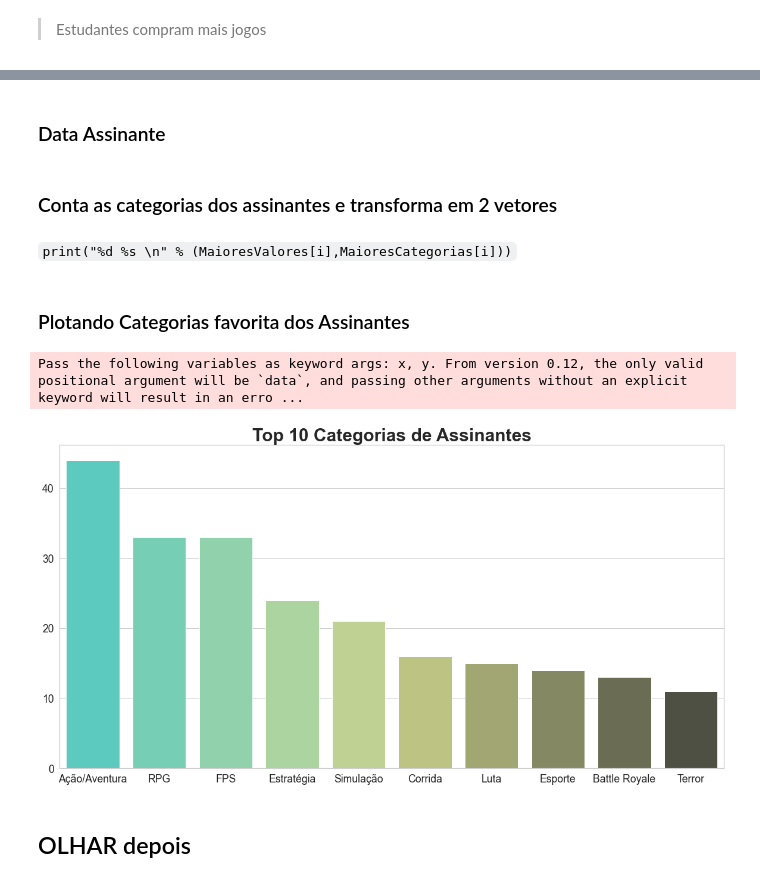
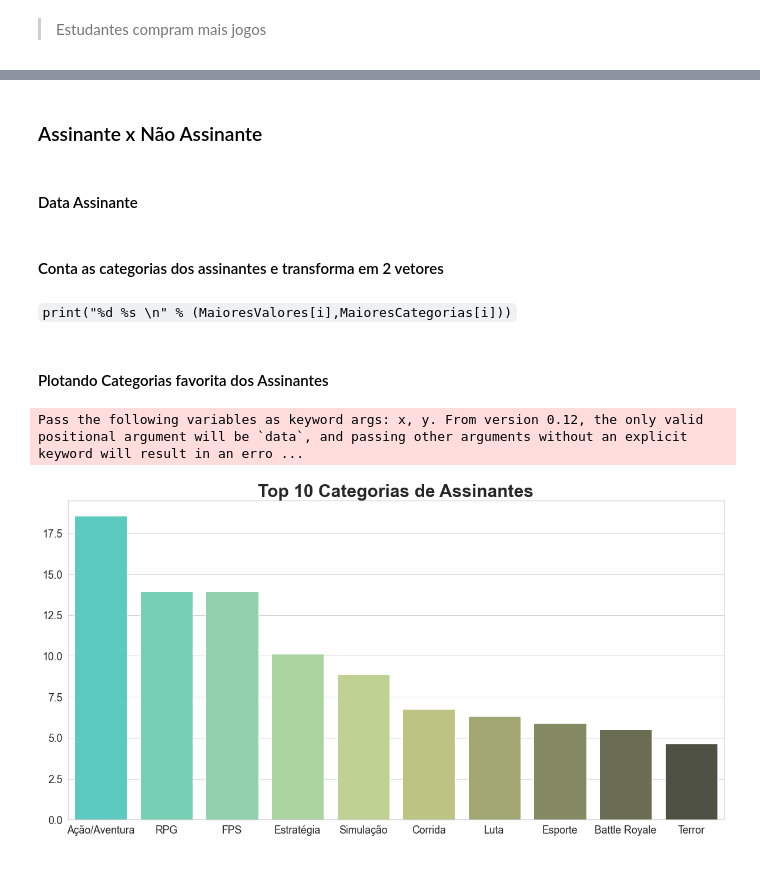
Before and after one commit to EnricoGia/ProjetosEmGrupo, a Jupyter notebook: Estatistica/ProjSemestral/ESTATISTICA_PESQUISA/Estatistica.ipynb, the cells around one changed output, grey strips where cells are left out. Cells and saved outputs as stored; diff of their text form; code cells hidden in the pictures.

````diff
--- a/Estatistica/ProjSemestral/ESTATISTICA_PESQUISA/Estatistica.ipynb
+++ b/Estatistica/ProjSemestral/ESTATISTICA_PESQUISA/Estatistica.ipynb
@@ -359,5 +361,5 @@ data=data.replace(profInvalida)
 ### Plotando graficos
 # %%
 for c in categorias0:
-    plot_hist(data,c)
+    plot_hist(data,c,"")
 # %% [output]
@@ -365,4 +367,4 @@ for c in categorias0:
 # %%
 for c in categorias1:
-    plot_bar(data,c)
+    plot_bar(data,c,"")
 # %% [output]
@@ -547,0 +549,15 @@ dataGAMER=data
+# %%
+def lerCategoria(tempdf):
+    CategoriaJogos=[]
+    CategoriaJogosValor = []
+
+    for x in tempdf.index:
+        strCategoria = str(tempdf[x]).split(";")
+        for c in strCategoria:
+            if(not(c in CategoriaJogos)):
+                CategoriaJogos.append(c)
+                CategoriaJogosValor.append(1)
+            else:
+                CategoriaJogosValor[CategoriaJogos.index(c)] += 1
+    total=(sum(CategoriaJogosValor))
+    return(CategoriaJogos,CategoriaJogosValor,total)
@@ -548,5 +635,7 @@ dataGAMER=data
+# %% [markdown]
+### Assinante x Não Assinante
 # %% [markdown]
-### Data Assinante
+#### Data Assinante
 # %%
 dataAssinantes = data
 dataAssinantes = dataAssinantes.drop(dataAssinantes[dataAssinantes.assina == 0].index)
@@ -556,4 +645,4 @@ dataAssinantes.dropna(subset = ["assina"], inplace=True)
 DataAssinamCategoria = dataAssinantes['fav_jogos']
 tempdf = DataAssinamCategoria
 # %% [markdown]
-### Conta as categorias dos assinantes e transforma em 2 vetores
+#### Conta as categorias dos assinantes e transforma em 2 vetores
@@ -581,16 +649,18 @@ for i in range(10):
+# %%
+cat=lerCategoria(tempdf)
+MaioresCategorias=lerCategoria(tempdf)[1]
+MaioresValoresAssina=lerCategoria(tempdf)[0]
 # %% [markdown]
   ```print("%d %s \n" % (MaioresValores[i],MaioresCategorias[i]))```
 # %% [markdown]
-### Plotando Categorias favorita dos Assinantes
+#### Plotando Categorias favorita dos Assinantes
 # %%
 
 sns.set(rc = {'figure.figsize':(20,10)},font_scale=1.6,style="whitegrid")
 plt.title("Top 10 Categorias de Assinantes",weight="bold").set_fontsize('30')
-sns.barplot(MaioresCategorias, MaioresValores, palette="rainbow_d")
+sns.barplot(MaioresCategorias, MaioresValoresAssina, palette="rainbow_d")
 
 plt.show()
 # %% [output]
 Pass the following variables as keyword args: x, y. From version 0.12, the only valid positional argument will be `data`, and passing other arguments without an explicit keyword will result in an erro ...
-[figure, old version]
+[figure, new version]
-# %% [markdown]
-## OLHAR depois
````
Also changed, not shown: parts of 35 cells of this notebook.
